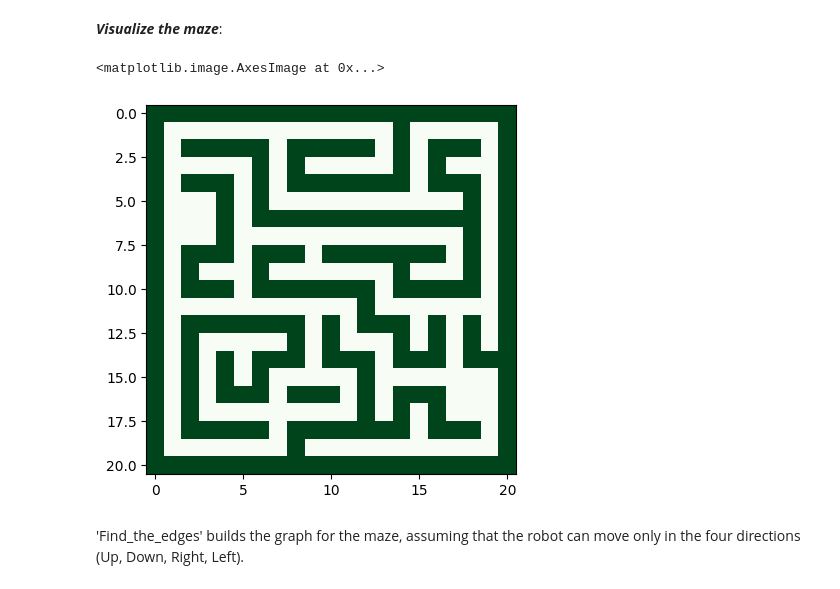
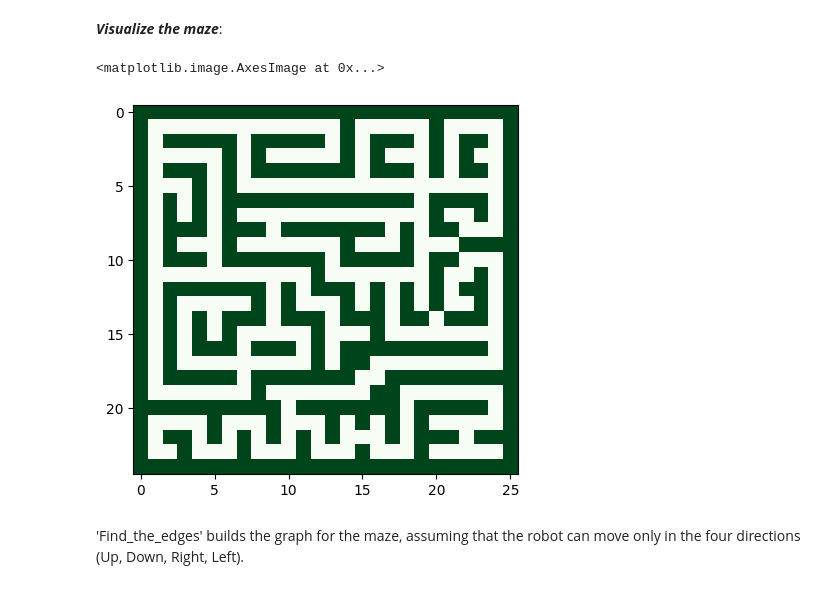
Before and after one commit to kavan-soni/252_260, a Jupyter notebook: CMPE252_SEC01_SP2023_HW01.ipynb, the cells around one changed output. Drawn from its saved outputs; the diff is of its cells as text; code cells hidden in the pictures.

```diff
--- a/CMPE252_SEC01_SP2023_HW01.ipynb
+++ b/CMPE252_SEC01_SP2023_HW01.ipynb
@@ -32,9 +32,9 @@ define START and GOAL states within the maze
 ***Visualize the maze***:
 # %%
 # (you are encouraged to look at the API of 'imshow')
-plt.imshow(build_maze("maze_20x20.txt"), cmap='Greens')
+plt.imshow(build_maze("my_maze_25x25.txt"), cmap='Greens')
 # %% [output]
 <matplotlib.image.AxesImage at 0x...>
-[figure, old version]
+[figure, new version]
 # %%
 START=(1, 1)
```
Also changed, not shown: parts of 5 cells of this notebook, 5 other files.
